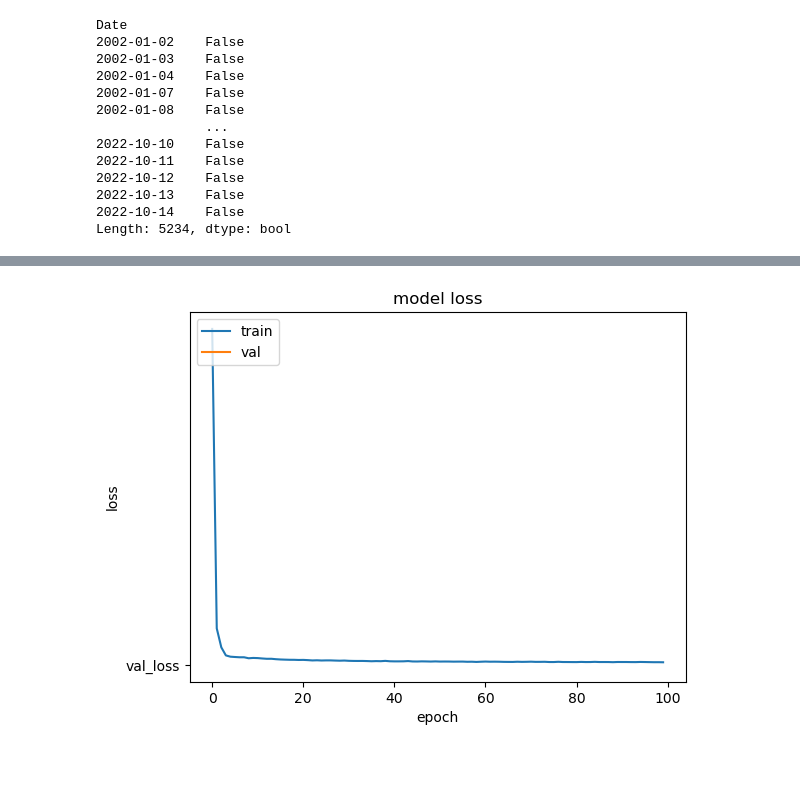
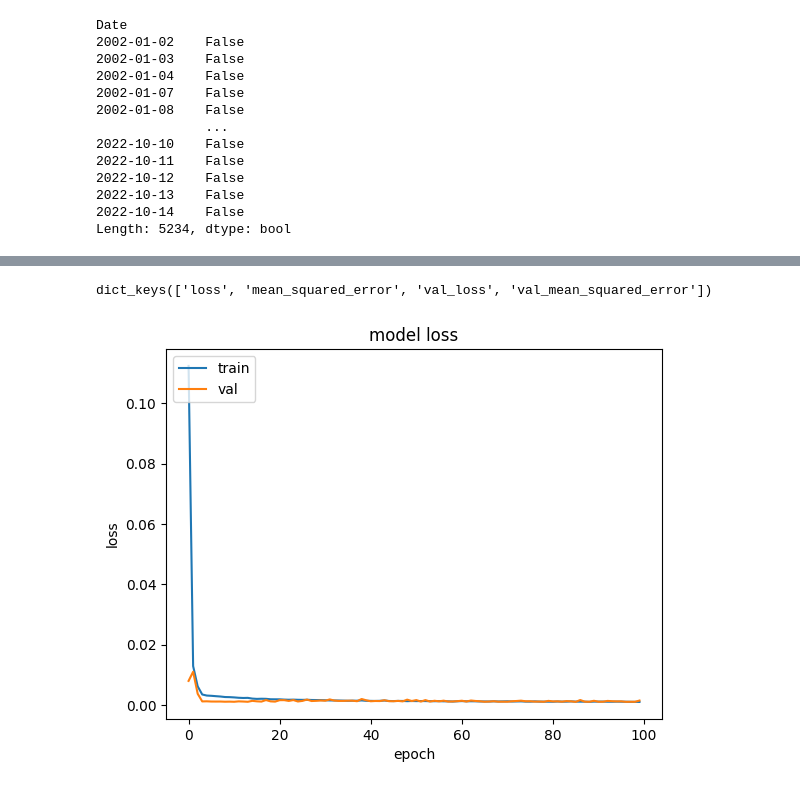
Before and after one commit to RITESHTHAKUR1/Capstone-Project-_Stock-Price-prediction-Kaggle-Data-Qualcom, a Jupyter notebook: stock price prediction qualcomm.ipynb, the cells around one changed output, grey strips where cells are left out. Cells and saved outputs as stored; diff of their text form; code cells hidden in the pictures; blank space fills up the shorter version.

```diff
--- a/stock price prediction qualcomm.ipynb
+++ b/stock price prediction qualcomm.ipynb
@@ -260,11 +383,14 @@ dict_keys(['loss', 'mean_squared_error', 'val_loss', 'val_mean_squared_error'])
 # %%
-plt.plot(history.history['loss'])  # plotting train loss
-plt.plot('val_loss')  # plotting validation loss
+print(history.history.keys())
+
+plt.plot(history.history['loss'])
+plt.plot(history.history['val_loss'])
 
 plt.title('model loss')
 plt.ylabel('loss')
 plt.xlabel('epoch')
 plt.legend(['train', 'val'], loc='upper left')
 plt.show()
 # %% [output]
+dict_keys(['loss', 'mean_squared_error', 'val_loss', 'val_mean_squared_error'])
-[figure, old version]
+[figure, new version]
```
Also changed, not shown: parts of 34 cells of this notebook.
